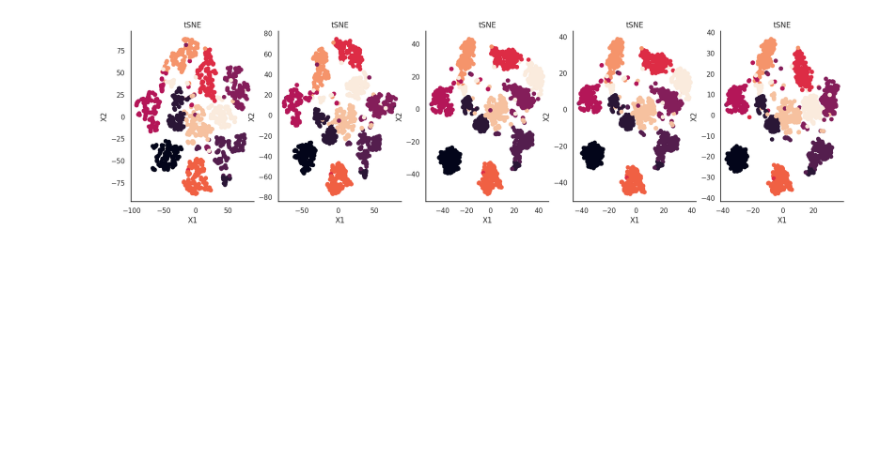
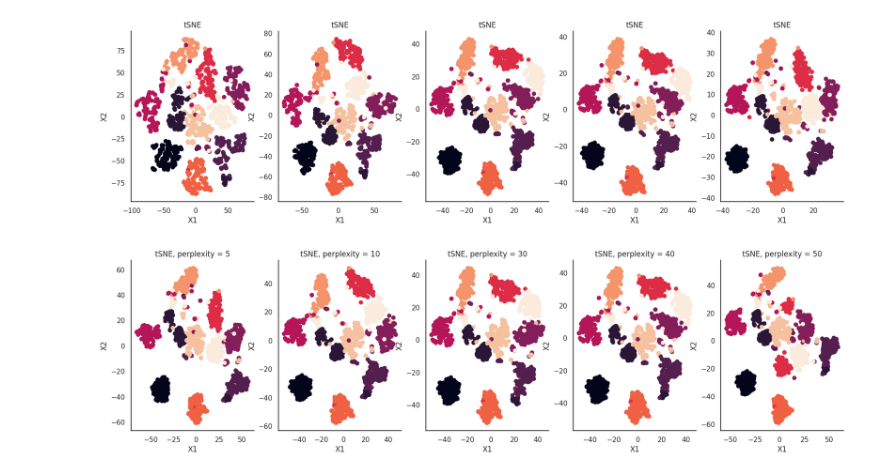
Before and after one commit to irenetiem/population-methods-IT, a Jupyter notebook: 03-dimensionality-reduction/exercises.ipynb, the cells around one changed output. Drawn from its saved outputs; the diff is of its cells as text; code cells hidden in the pictures; blank space fills up the shorter version.

```diff
--- a/03-dimensionality-reduction/exercises.ipynb
+++ b/03-dimensionality-reduction/exercises.ipynb
@@ -301,15 +301,17 @@ len(dataset.images)
 perp = [5, 10, 30, 40, 50]
 tsne = [TSNE(n_components=2,random_state=0, perplexity  = perp[i]) for i in range(len(perp))]
 X_tsne = [tsne[i].fit_transform(X) for i in range(len(perp))]
-
-# plot it
-plt.figure(figsize=(25,5))
-for i in range(len(perp)):
-  plt.subplot(1,int(len(perp))+1,i+1)
-  plt.scatter(X_tsne[i][:,0],X_tsne[i][:,1],c=dataset.target)
-  plt.title('tSNE')
-  plt.xlabel('X1')
-  plt.ylabel('X2')
-plt.show()
 # %% [output]
 [figure]
+# %%
+# plot it
+plt.figure(figsize=(25,5))
+for i in range(len(perp)):
+  plt.subplot(1,int(len(perp))+1,i+1)
+  plt.scatter(X_tsne[i][:,0],X_tsne[i][:,1],c=dataset.target)
+  plt.title('tSNE, perplexity = {}'.format(perp[i]))
+  plt.xlabel('X1')
+  plt.ylabel('X2')
+plt.show()
+# %% [output]
+[figure, added]
```
Also changed, not shown: parts of 2 cells of this notebook.
